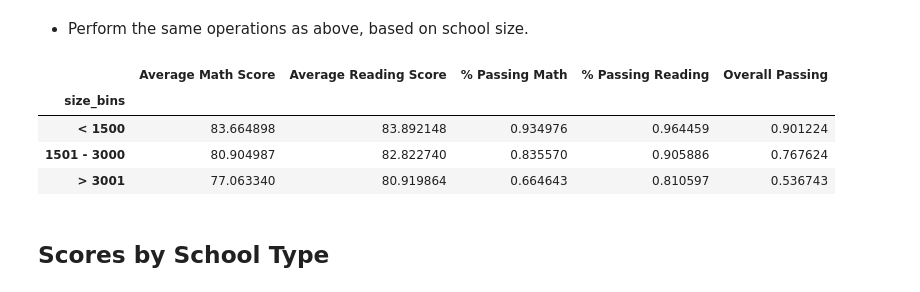
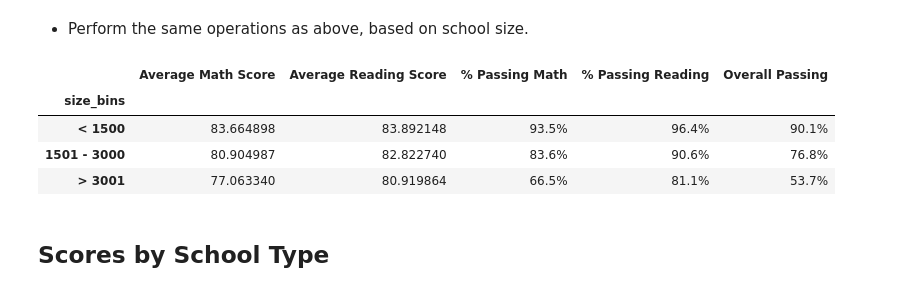
Before and after one commit to annarischitelli/Pandas-challenge, a Jupyter notebook: PyCitySchools_complete/PyCitySchools_Anna.ipynb, the cells around one changed output. Drawn from its saved outputs; the diff is of its cells as text; code cells hidden in the pictures.

```diff
--- a/PyCitySchools_complete/PyCitySchools_Anna.ipynb
+++ b/PyCitySchools_complete/PyCitySchools_Anna.ipynb
@@ -540,25 +540,30 @@ spending_groups.mean().loc[:,['Average Math Score','Average Reading Score', '% P
 # %%
 #Size bins
 size_bins = [0, 1500, 3000, 10000000]
 size_bins_title = ['< 1500', '1501 - 3000', '> 3001']
 school_df['size_bins'] = pd.cut(stu_per_school, size_bins, labels = size_bins_title)
 
 #Spending groups
 size_groups = school_df.groupby('size_bins')
 
 #Calculate scores
 avg_math = size_groups['Average Math Score'].mean()
 avg_read = size_groups['Average Reading Score'].mean()
 pass_math = size_groups['% Passing Math'].mean()
 
 #Create dataframe
-size_groups.mean().loc[:,['Average Math Score','Average Reading Score', '% Passing Math', '% Passing Reading', 'Overall Passing']]
+size_groups_df = size_groups.mean().loc[:,['Average Math Score','Average Reading Score', '% Passing Math', '% Passing Reading', 'Overall Passing']]
+size_groups_df.style.format({
+    "% Passing Math": "{:.1%}",
+    '% Passing Reading': "{:.1%}",
+    'Overall Passing': "{:.1%}",
+})
 # %% [output]
 |  | Average Math Score | Average Reading Score | % Passing Math | % Passing Reading | Overall Passing |
 | size_bins |  |  |  |  |  |
-| < 1500 | 83.664898 | 83.892148 | 0.934976 | 0.964459 | 0.901224 |
-| 1501 - 3000 | 80.904987 | 82.822740 | 0.835570 | 0.905886 | 0.767624 |
-| > 3001 | 77.063340 | 80.919864 | 0.664643 | 0.810597 | 0.536743 |
+| < 1500 | 83.664898 | 83.892148 | 93.5% | 96.4% | 90.1% |
+| 1501 - 3000 | 80.904987 | 82.822740 | 83.6% | 90.6% | 76.8% |
+| > 3001 | 77.063340 | 80.919864 | 66.5% | 81.1% | 53.7% |
 # %% [markdown]
 ## Scores by School Type
 # %% [markdown]
```
Also changed, not shown: parts of 1 cell of this notebook.
